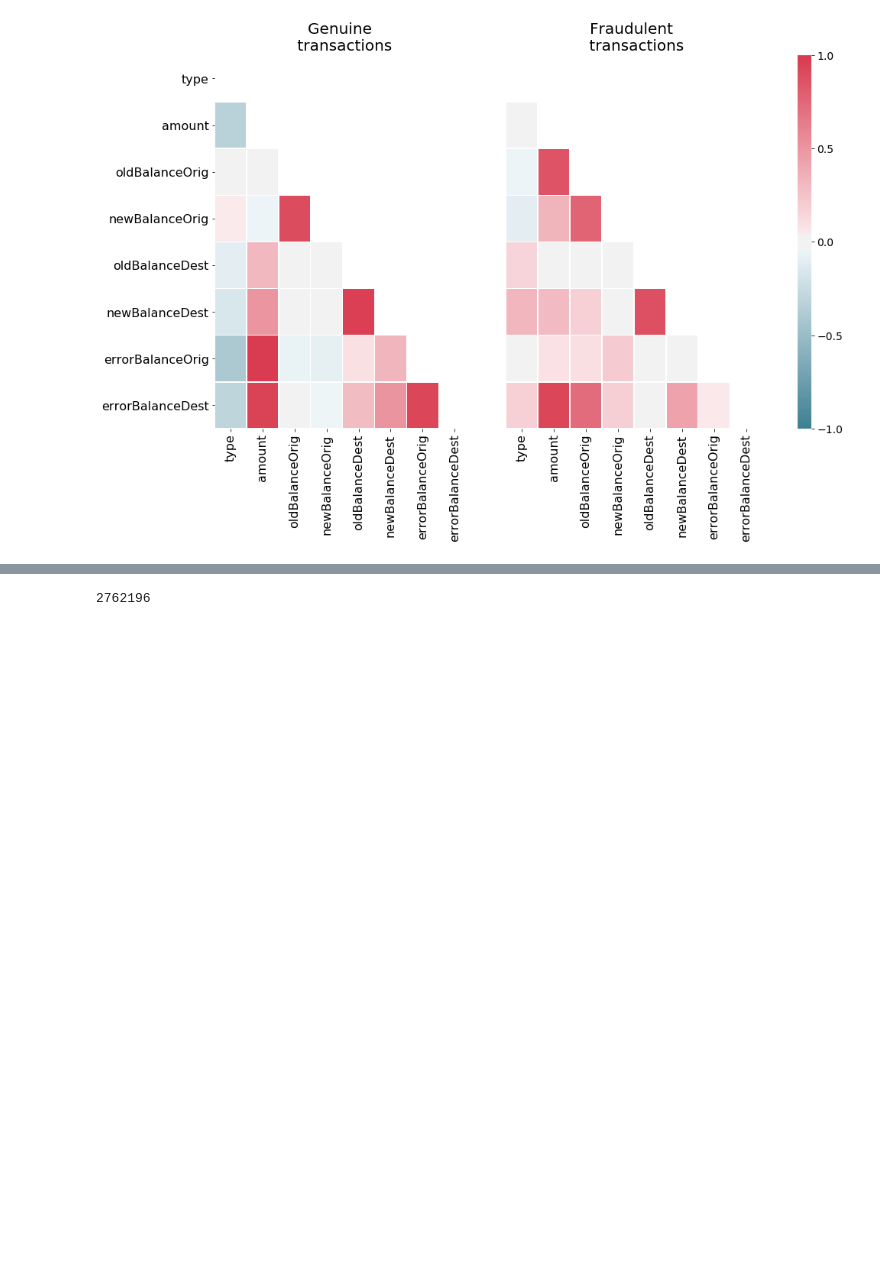
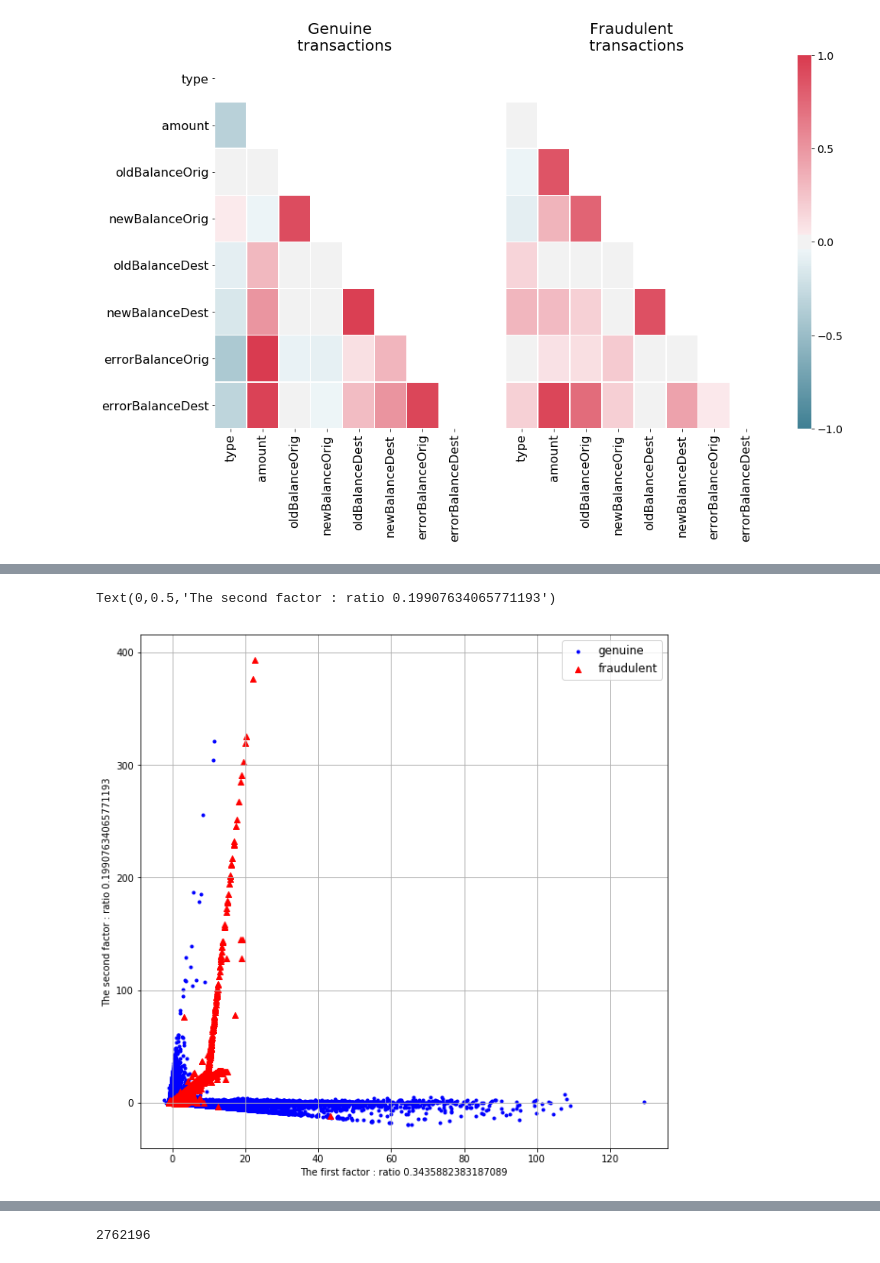
Before and after one commit to gucchi123/desing_studio, a Jupyter notebook: for_the_purpose_of_DS_demo.ipynb, the cells around one changed output, grey strips where cells are left out. Drawn from its saved outputs; the diff is of its cells as text; code cells hidden in the pictures; blank space fills up the shorter version.

```diff
--- a/for_the_purpose_of_DS_demo.ipynb
+++ b/for_the_purpose_of_DS_demo.ipynb
@@ -372,0 +403,12 @@ cbar_ax.set_yticklabels(cbar_ax.get_yticklabels(), size = 14);
+# %%
+plt.figure(figsize=(10, 10))
+plt.scatter(X_pca[Y == 0, 0],X_pca[Y == 0, 1], label='genuine', c="b", marker=".")
+plt.scatter(X_pca[Y == 1, 0],X_pca[Y == 1, 1], label='fraudulent', c="r", marker="^")
+
+plt.grid()
+plt.legend(loc="best", fontsize=12)
+plt.xlabel("The first factor : ratio {}".format(pca_explained_variance_ratio_[0]))
+plt.ylabel("The second factor : ratio {}".format(pca_explained_variance_ratio_[1]))
+# %% [output]
+Text(0,0.5,'The second factor : ratio 0.19907634065771193')
+[figure, added]
```
Also changed, not shown: parts of 21 cells of this notebook.
